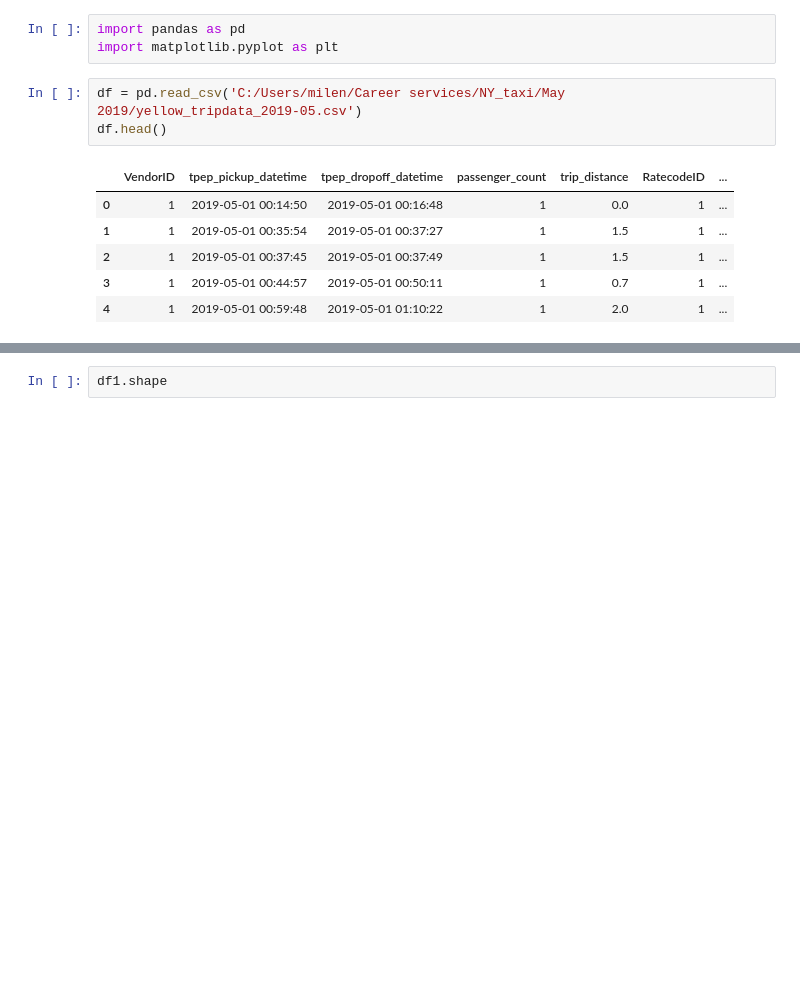
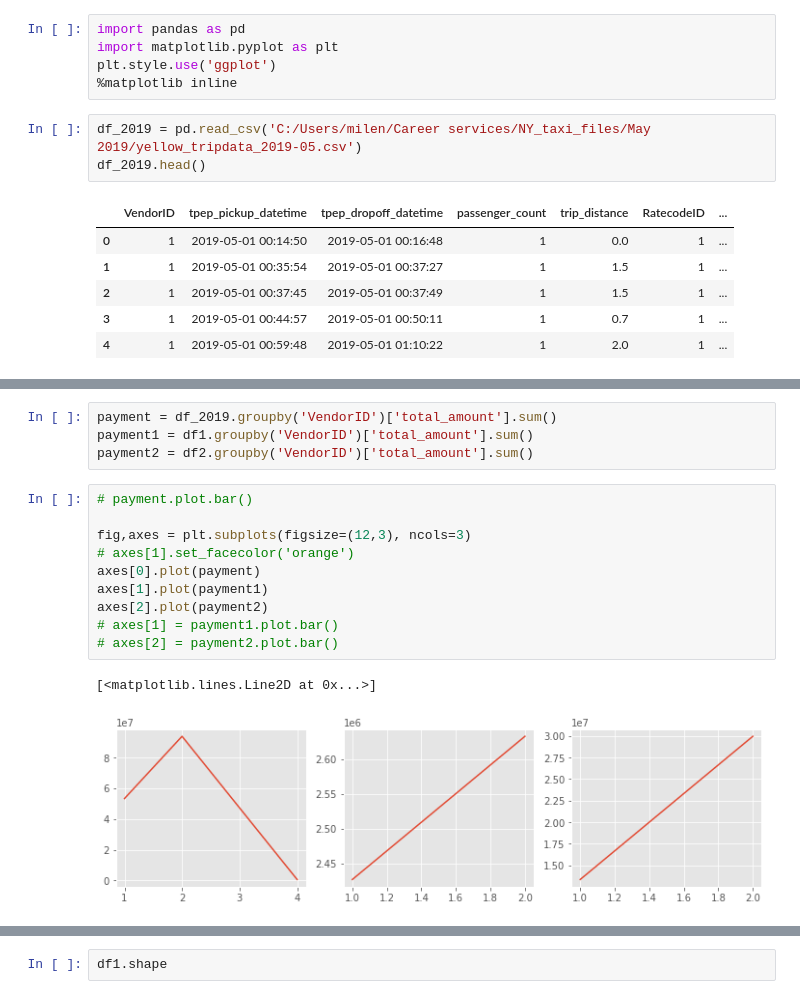
Before and after one commit to Milenaafeworki/NY_Taxi_Report, a Jupyter notebook: NY_taxi_reports.ipynb, the cells around one changed output, grey strips where cells are left out. Saved outputs shown, nothing was run; the diff lists cells and outputs as text; blank space fills up the shorter version.

```diff
--- a/NY_taxi_reports.ipynb
+++ b/NY_taxi_reports.ipynb
@@ -1,9 +1,11 @@
 # %%
 import pandas as pd
 import matplotlib.pyplot as plt
+plt.style.use('ggplot')
+%matplotlib inline
 # %%
-df = pd.read_csv('C:/Users/milen/Career services/NY_taxi/May 2019/yellow_tripdata_2019-05.csv')
-df.head()
+df_2019 = pd.read_csv('C:/Users/milen/Career services/NY_taxi_files/May 2019/yellow_tripdata_2019-05.csv')
+df_2019.head()
 # %% [output]
 |  | VendorID | tpep_pickup_datetime | tpep_dropoff_datetime | passenger_count | trip_distance | RatecodeID | ... |
 | 0 | 1 | 2019-05-01 00:14:50 | 2019-05-01 00:16:48 | 1 | 0.0 | 1 | ... |
@@ -16,2 +18,19 @@ df.shape
 # %% [output]
 (7565261, 18)
+# %%
+payment = df_2019.groupby('VendorID')['total_amount'].sum()
+payment1 = df1.groupby('VendorID')['total_amount'].sum()
+payment2 = df2.groupby('VendorID')['total_amount'].sum()
+# %%
+# payment.plot.bar()
+
+fig,axes = plt.subplots(figsize=(12,3), ncols=3)
+# axes[1].set_facecolor('orange')
+axes[0].plot(payment)
+axes[1].plot(payment1)
+axes[2].plot(payment2)
+# axes[1] = payment1.plot.bar()
+# axes[2] = payment2.plot.bar()
+# %% [output]
+[<matplotlib.lines.Line2D at 0x...>]
+[figure, added]
```
Also changed, not shown: parts of 7 cells of this notebook.
